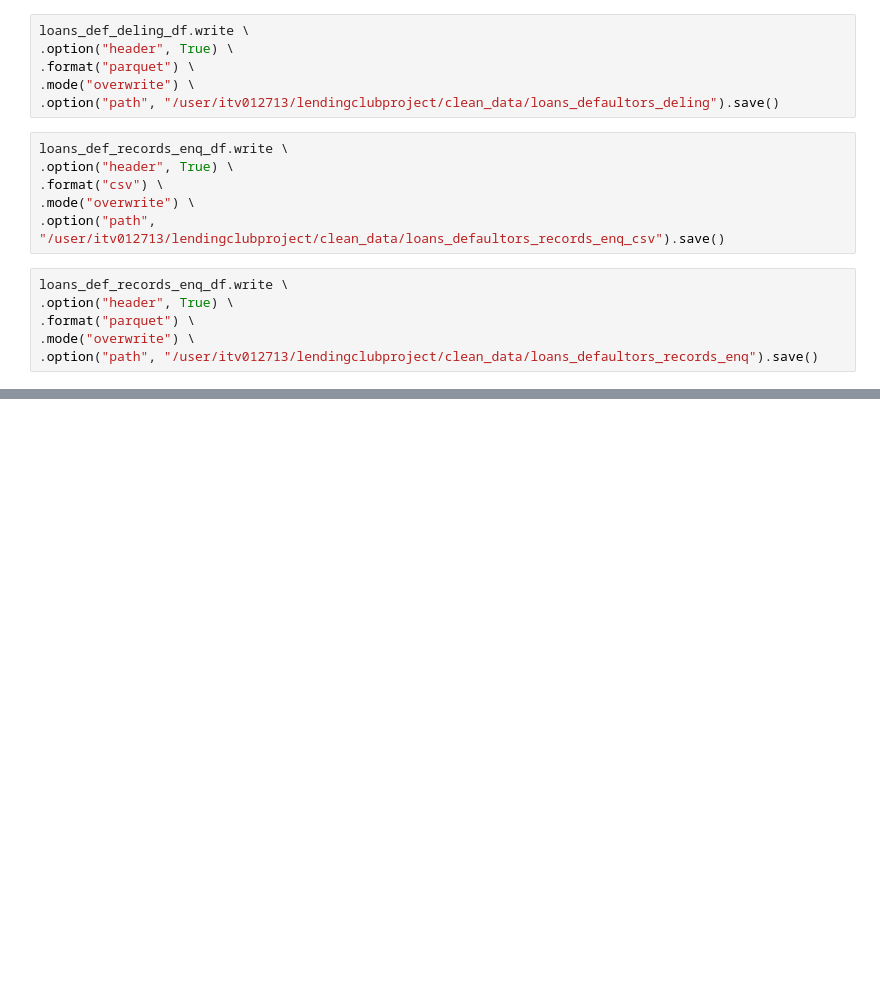
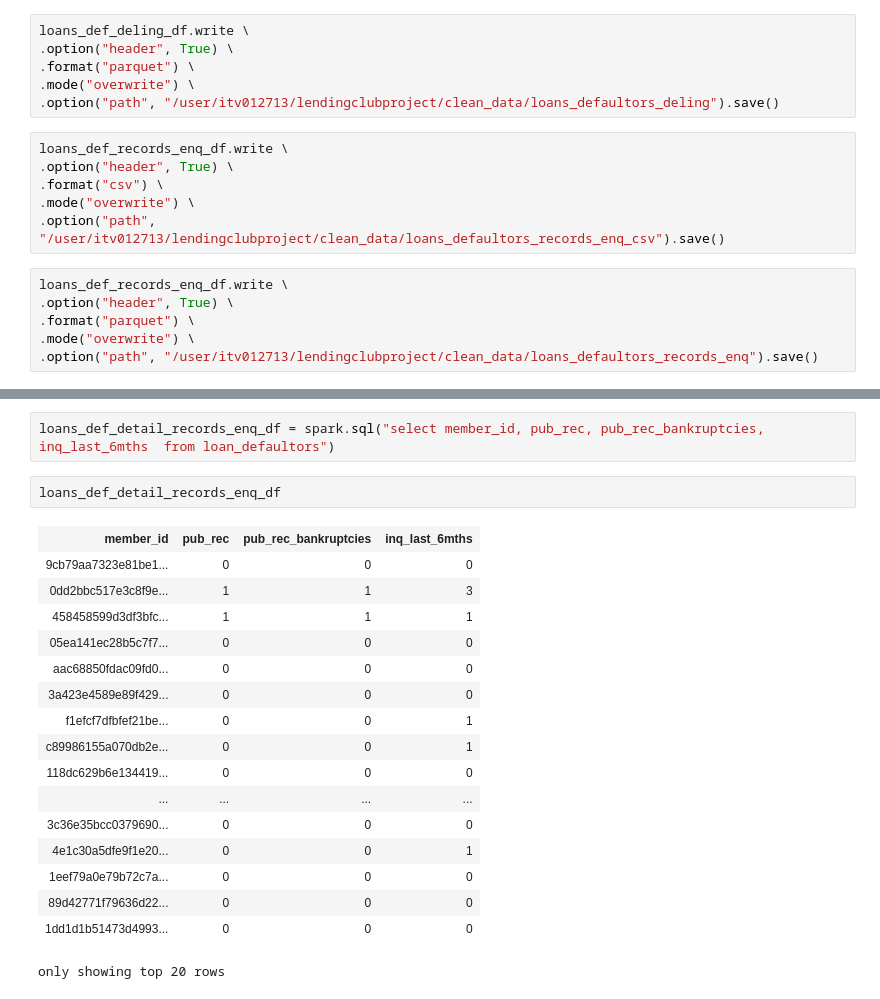
Before and after one commit to mehtavandit/Data-Driven-Lending-Solutions, a Jupyter notebook: 5_cleaning_loan_defaultors.ipynb, the cells around one changed output, grey strips where cells are left out. Drawn from its saved outputs; the diff is of its cells as text; blank space fills up the shorter version.

```diff
--- a/5_cleaning_loan_defaultors.ipynb
+++ b/5_cleaning_loan_defaultors.ipynb
@@ -196,0 +223,22 @@ loans_def_records_enq_df.write \
+# %%
+loans_def_detail_records_enq_df = spark.sql("select member_id, pub_rec, pub_rec_bankruptcies, inq_last_6mths  from loan_defaultors")
+# %%
+loans_def_detail_records_enq_df
+# %% [output]
+| member_id | pub_rec | pub_rec_bankruptcies | inq_last_6mths |
+| 9cb79aa7323e81be1... | 0 | 0 | 0 |
+| 0dd2bbc517e3c8f9e... | 1 | 1 | 3 |
+| 458458599d3df3bfc... | 1 | 1 | 1 |
+| 05ea141ec28b5c7f7... | 0 | 0 | 0 |
+| aac68850fdac09fd0... | 0 | 0 | 0 |
+| 3a423e4589e89f429... | 0 | 0 | 0 |
+| f1efcf7dfbfef21be... | 0 | 0 | 1 |
+| c89986155a070db2e... | 0 | 0 | 1 |
+| 118dc629b6e134419... | 0 | 0 | 0 |
+| ... | ... | ... | ... |
+| 3c36e35bcc0379690... | 0 | 0 | 0 |
+| 4e1c30a5dfe9f1e20... | 0 | 0 | 1 |
+| 1eef79a0e79b72c7a... | 0 | 0 | 0 |
+| 89d42771f79636d22... | 0 | 0 | 0 |
+| 1dd1d1b51473d4993... | 0 | 0 | 0 |
+only showing top 20 rows
```
Also changed, not shown: parts of 8 cells of this notebook.
